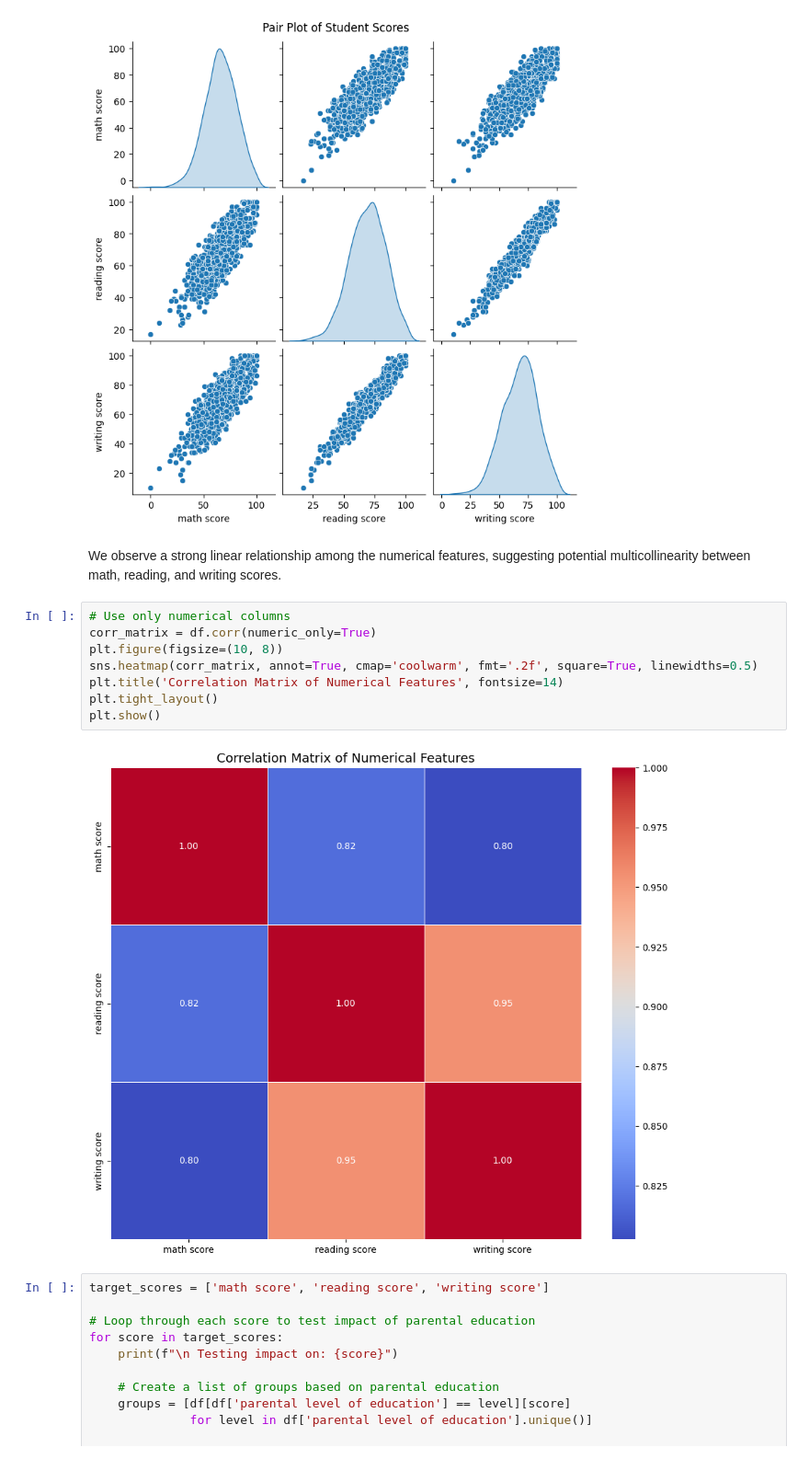
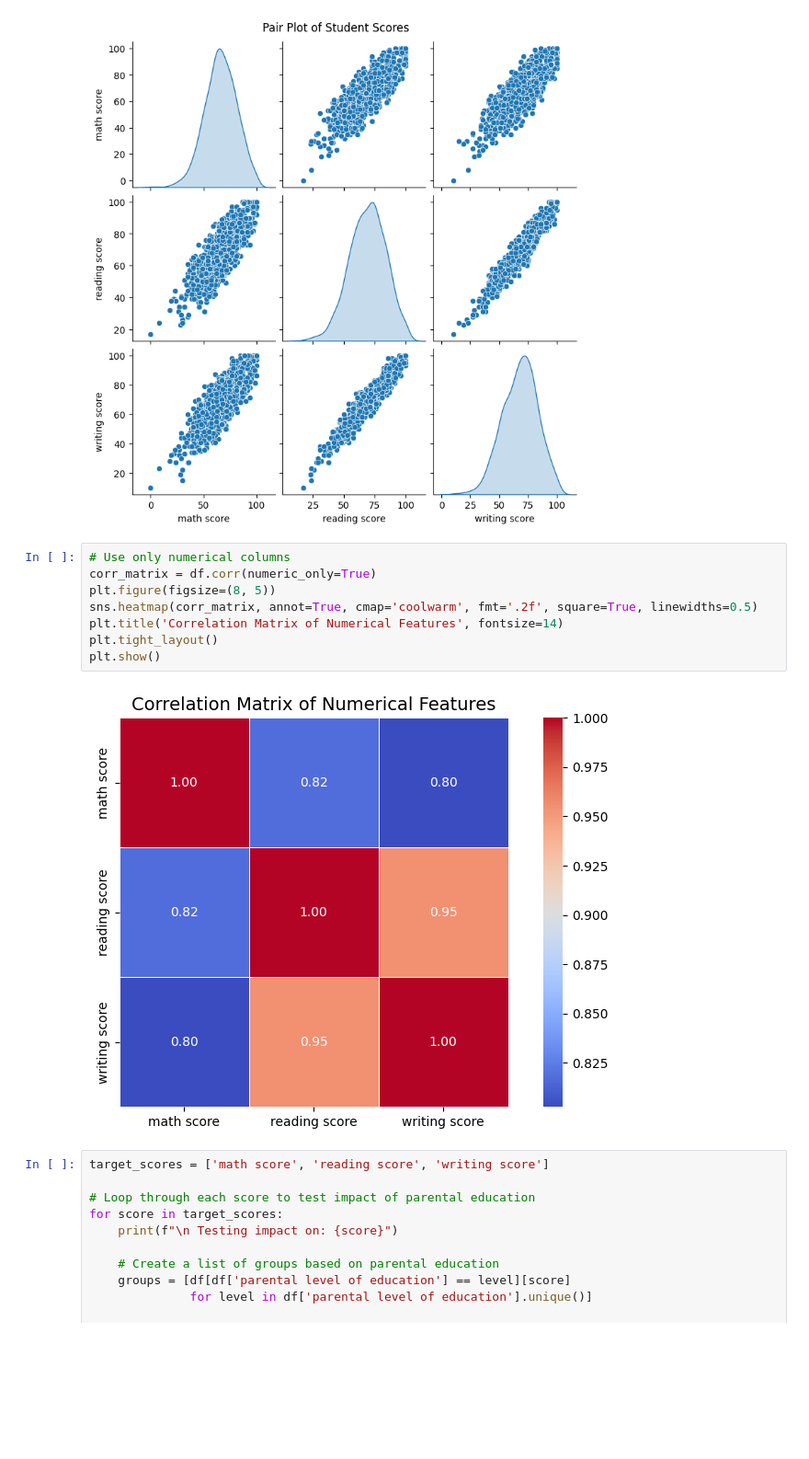
Before and after one commit to KavyaJain1206/Student-score-predictor, a Jupyter notebook: Student_Performance_Predictor.ipynb, the cells around one changed output. Shown: that part at 92% size. Saved outputs shown, nothing was run; the diff lists cells and outputs as text; blank space fills up the shorter version.

```diff
--- a/Student_Performance_Predictor.ipynb
+++ b/Student_Performance_Predictor.ipynb
@@ -155,18 +156,16 @@ plt.suptitle("Pair Plot of Student Scores", y=1.02)  # optional title
 plt.show()
 # %% [output]
 [figure]
-# %% [markdown]
-We observe a strong linear relationship among the numerical features, suggesting potential multicollinearity between math, reading, and writing scores.
 # %%
 # Use only numerical columns
 corr_matrix = df.corr(numeric_only=True)
-plt.figure(figsize=(10, 8))
+plt.figure(figsize=(8, 5))
 sns.heatmap(corr_matrix, annot=True, cmap='coolwarm', fmt='.2f', square=True, linewidths=0.5)
 plt.title('Correlation Matrix of Numerical Features', fontsize=14)
 plt.tight_layout()
 plt.show()
 # %% [output]
-[figure, old version]
+[figure, new version]
 # %%
 target_scores = ['math score', 'reading score', 'writing score']
 
```
Also changed, not shown: parts of 24 cells of this notebook.
